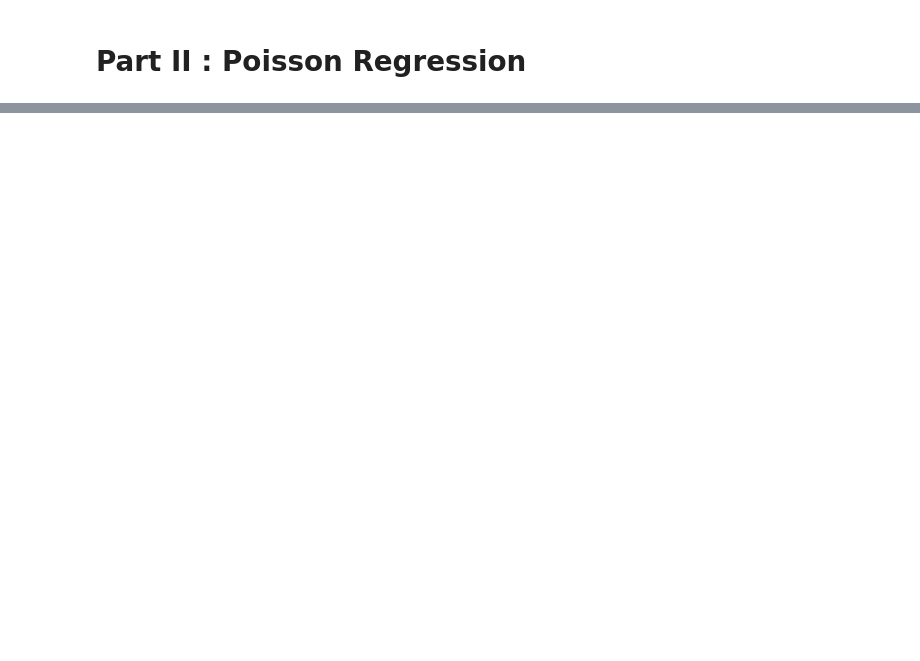
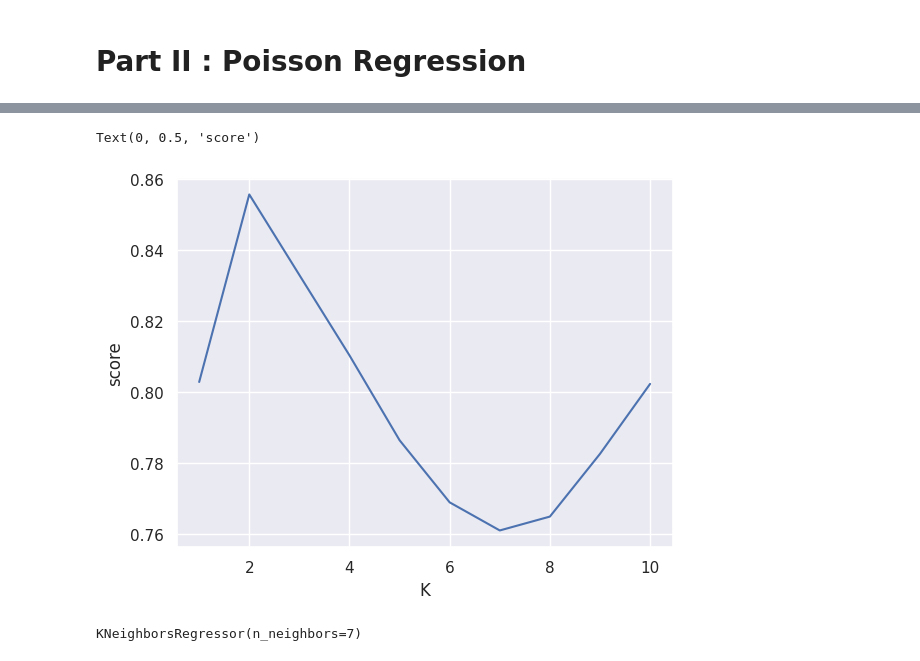
Before and after one commit to Oizys13/Uber-Pickups-Data-Analysis, a Jupyter notebook: uber-pickups-data-analysis-continued.ipynb, the cells around one changed output, grey strips where cells are left out. Cells and saved outputs as stored; diff of their text form; code cells hidden in the pictures; blank space fills up the shorter version.

```diff
--- a/uber-pickups-data-analysis-continued.ipynb
+++ b/uber-pickups-data-analysis-continued.ipynb
@@ -178,7 +371,7 @@ class PearsonGoodnessOfFit(tf.keras.metrics.Metric):
 
 
 deep_model = tf.keras.models.Sequential([
-    tf.keras.layers.Dense(512, activation='relu'),
+    tf.keras.layers.Dense(1024, activation='relu'),
     tf.keras.layers.Dense(256, activation='relu'),
     tf.keras.layers.Dense(64, activation='relu'),
     tf.keras.layers.Dense(1, activation='exponential')
@@ -312,2 +385,2 @@ def draw_boxplot(scores_doubly_linked_list, model_names):
 # %%
-deep_model.fit(train_set_x, train_set_y, epochs=10, batch_size=5000, validation_split=0.2)
+deep_model.fit(train_set_x, train_set_y, epochs=200, batch_size=5000, validation_split=0.2)
@@ -328,14 +429,30 @@ deep_model.fit(train_set_x, train_set_y, epochs=10, batch_size=5000, validation_
+# %%
+K = range(1, 11)
+knn_scores = []
+for k in K:
+    knnReg = KNeighborsRegressor(n_neighbors=k)
+    knnReg.fit(train_set_x, train_set_y)
+    knn_scores.append(knnReg.score(test_set_x, test_set_y))
+
+plt.plot(K, knn_scores)
+plt.xlabel('K')
+plt.ylabel('score')
+# %% [output]
+Text(0, 0.5, 'score')
+[figure, added]
 # %%
-svr = SVR()
-xgb = XGBRegressor()
+# svr = SVR()
+xgb = XGBRegressor(objective='count:poisson', eval_metric='poisson-nloglik', base_score=np.log(mean_target) )
 knn_1 = KNeighborsRegressor(n_neighbors=1)
-knn_5 = KNeighborsRegressor(n_neighbors=5)
+knn_7 = KNeighborsRegressor(n_neighbors=7)
 
 
 #                sm.GLM(train_y, train_X, family = sm.families.Poisson()) ]
 
 # deep_model.fit(train_set_x, train_set_y, epochs = 10, batch_size=1000)
-svr.fit(train_set_x, train_set_y)
+# svr.fit(train_set_x, train_set_y)
 xgb.fit(train_set_x, train_set_y)
 knn_1.fit(train_set_x, train_set_y)
-knn_5.fit(train_set_x, train_set_y)
+knn_7.fit(train_set_x, train_set_y)
+# %% [output]
+KNeighborsRegressor(n_neighbors=7)
```
Also changed, not shown: parts of 21 cells of this notebook, 5 other files.
